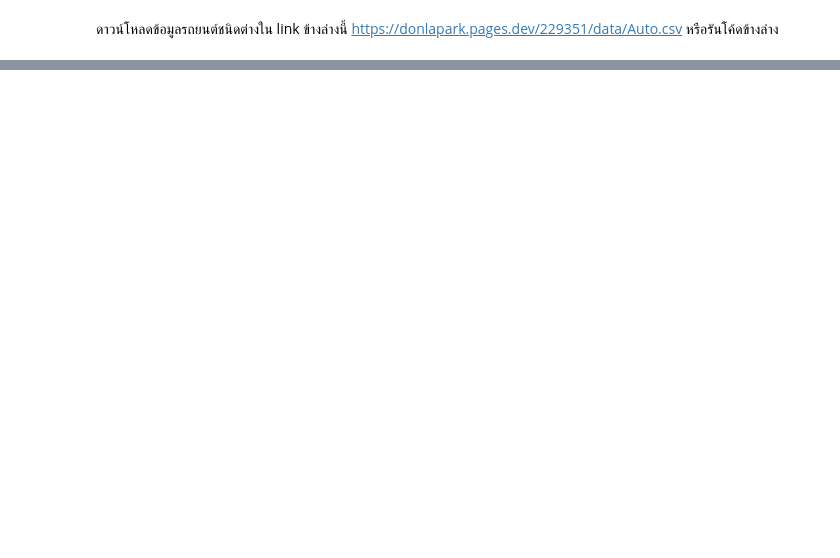
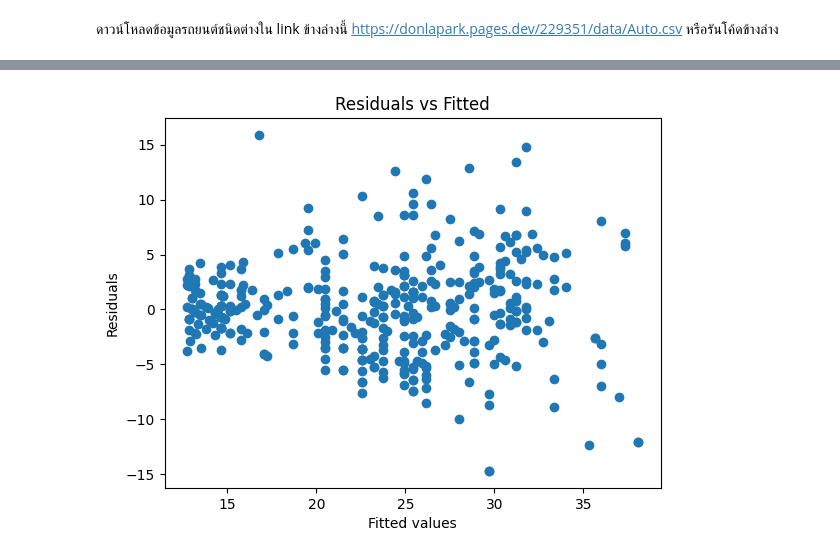
Before and after one commit to Siriprapa-tewee/229351, a Jupyter notebook: 229351_lab06.ipynb, the cells around one changed output, grey strips where cells are left out. Saved outputs shown, nothing was run; the diff lists cells and outputs as text; code cells hidden in the pictures; blank space fills up the shorter version.

```diff
--- a/229351_lab06.ipynb
+++ b/229351_lab06.ipynb
@@ -380,0 +40,10 @@ $$
+# %%
+# อ่านไฟล์ csv ก่อนเพื่อหา missing values
+auto = pd.read_csv('Auto.csv', na_values=["?"])
+
+# ลบแถวที่มี missing values
+auto = auto.dropna()
+
+auto = auto.drop(['name', 'origin'],axis=1)
+
+auto.head()
@@ -380,0 +142,3 @@ $$
+# %%
+auto_lr2 = smf.ols('mpg ~ horsepower+I(horsepower**2)', data=auto).fit()
+print(auto_lr2.summary())
@@ -380,0 +163,7 @@ $$
+# %%
+plt.scatter(auto_lr2.fittedvalues, auto_lr2.resid)
+plt.title('Residuals vs Fitted')
+plt.xlabel('Fitted values')
+plt.ylabel('Residuals');
+# %% [output]
+[figure, added]
```
Also changed, not shown: parts of 99 cells of this notebook.
